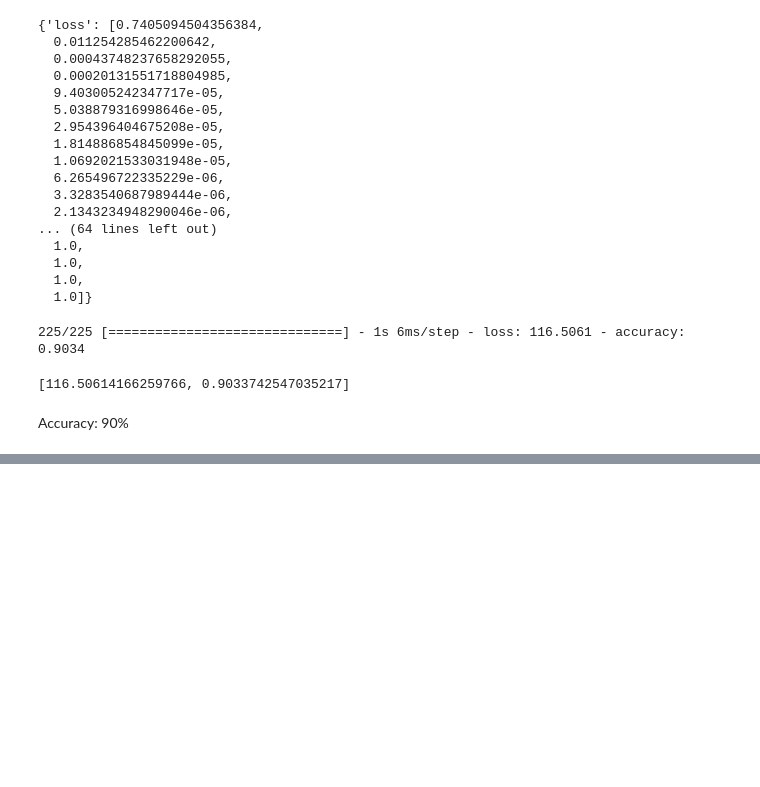
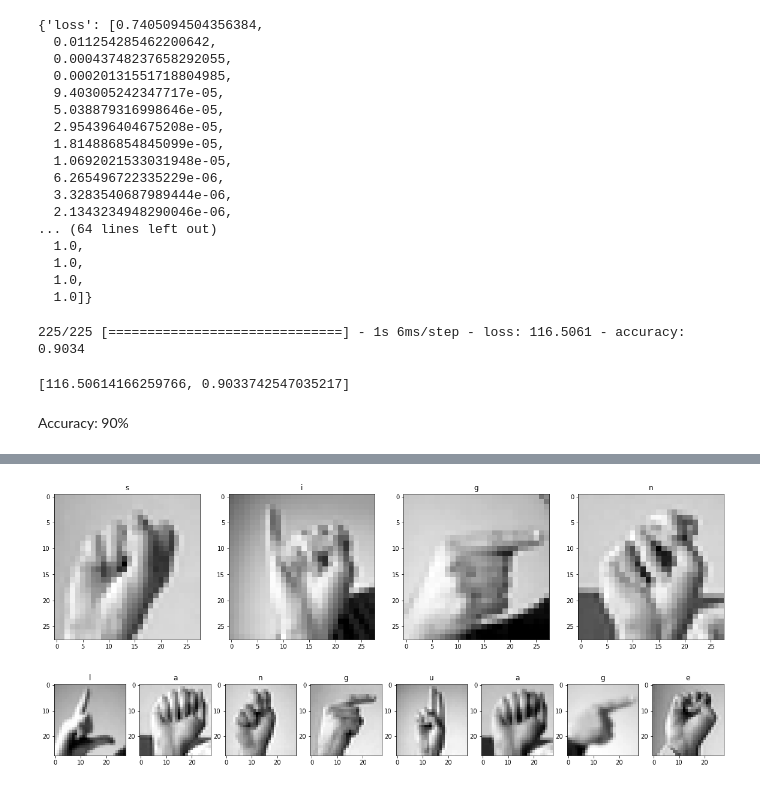
Before and after one commit to Sathwick-Reddy-M/Sign-Language-Recognition, a Jupyter notebook: sign-language-recognition.ipynb, the cells around one changed output, grey strips where cells are left out. Saved outputs shown, nothing was run; the diff lists cells and outputs as text; code cells hidden in the pictures; blank space fills up the shorter version.

Commit message:
Convert Sign Language to Speech

```diff
--- a/sign-language-recognition.ipynb
+++ b/sign-language-recognition.ipynb
@@ -178,0 +185,11 @@ Accuracy: 90%
+# %%
+X_test = tf.reshape(X_test, [-1, 28, 28, 1])
+# %%
+d = {chr(ord('a') + i):i for i in range(26)}
+d_rev = {i:chr(ord('a') + i) for i in range(26)}
+d[' '] = d_rev[' '] = ' '
+# %%
+sentence = 'sign language'
+
+for i in sentence:
+    print(d[i], end=' ')
@@ -178,0 +204,13 @@ Accuracy: 90%
+# %%
+images_taken = []
+result = ''
+
+for i in sentence:
+    if i != ' ':
+        char_index = np.random.choice(y_test[y_test==ord(i)-ord('a')].index)
+        images_taken.append(char_index)
+        y_pred = best_model.predict(tf.reshape(X_test[char_index], [-1, 28, 28, 1]))
+        result += d_rev[label_binarizer.inverse_transform(y_pred)[0]]
+    else:
+        result += ' '
+print(result)
@@ -178,0 +231,11 @@ Accuracy: 90%
+# %%
+# Visualizing the test images
+images_taken_dup = list(reversed(images_taken))
+for word in sentence.split():
+    fig, ax = plt.subplots(1, len(word), figsize=(20, 20))
+    for i in range(len(word)):
+        ax[i].imshow(X_test[images_taken_dup.pop()], cmap='gray')
+        ax[i].set_title(word[i])
+# %% [output]
+[figure, added]
+[figure, added]
```
Also changed, not shown: parts of 6 cells of this notebook.
